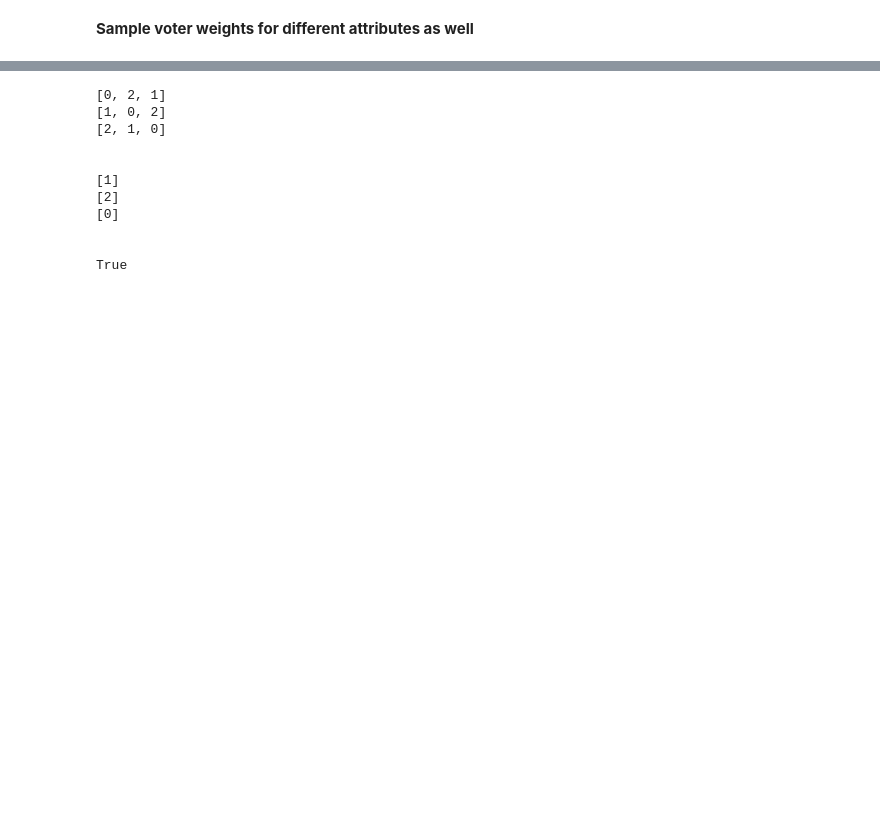
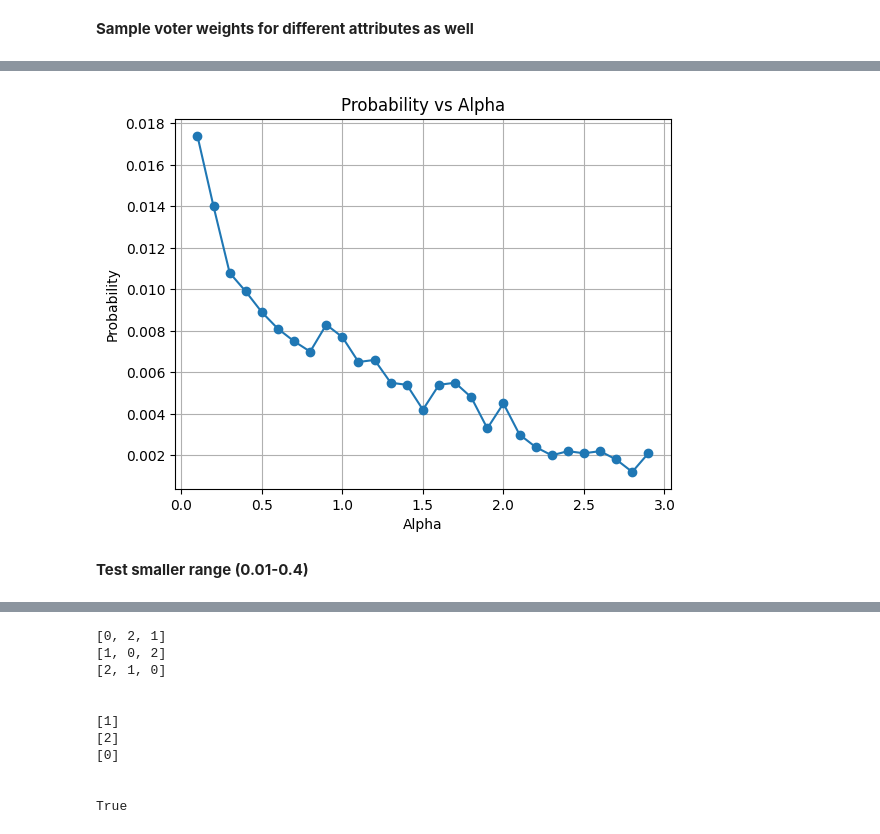
Before and after one commit to DuncanHallum/Social_Choice_Theory_Modelling_v2, a Jupyter notebook: analysis/condorcet_cycle_analysis.ipynb, the cells around one changed output, grey strips where cells are left out. Cells and saved outputs as stored; diff of their text form; code cells hidden in the pictures; blank space fills up the shorter version.

```diff
--- a/analysis/condorcet_cycle_analysis.ipynb
+++ b/analysis/condorcet_cycle_analysis.ipynb
@@ -321,0 +351,9 @@ Probability ≈ 0.002
+# %%
+ATTRIBUTES = ["lrecon", "galtan"]
+n_dims = len(ATTRIBUTES)
+df = get_data(BASE_PATH, PARTY_IDS)
+party_positions = get_positions(df, ATTRIBUTES)
+gmm = fit_gmm(party_positions, PARTIES, EMISSION_DIST)
+
+alpha_range = np.arange(0.1, 3, 0.1)
+alpha_vs_cycle_prob = test_alpha_vs_cycles(alpha_range, party_positions, n_dims, N_SIMS, N_VOTERS, len(PARTIES))
@@ -321,0 +378,15 @@ Probability ≈ 0.002
+# %%
+plt.figure()
+
+plt.plot(alpha_vs_cycle_prob["Alpha"], alpha_vs_cycle_prob["Cycle Probability"], marker="o")
+
+plt.xlabel("Alpha")
+plt.ylabel("Probability")
+plt.title("Probability vs Alpha")
+
+plt.grid(True)
+plt.show()
+# %% [output]
+[figure, added]
+# %% [markdown]
+**Test smaller range (0.01-0.4)**
```
Also changed, not shown: parts of 18 cells of this notebook.
